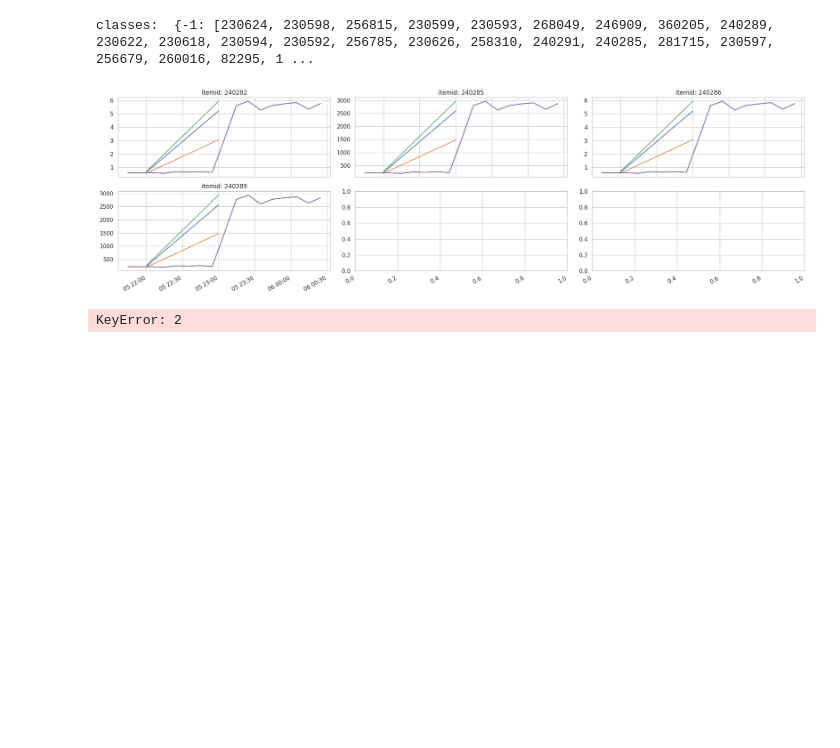
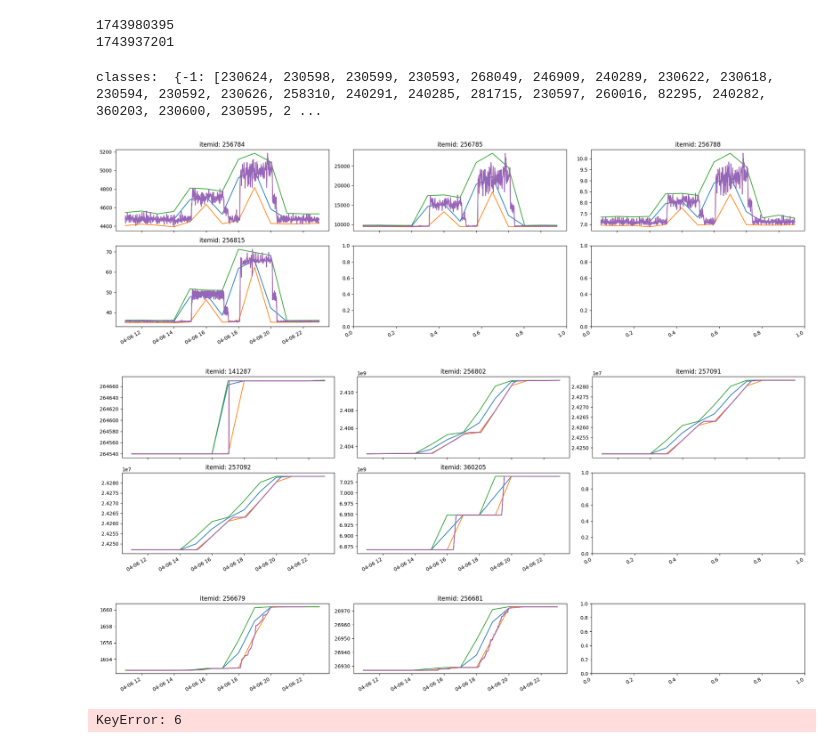
Before and after one commit to toku463ne/pyAnomalyDetector, a Jupyter notebook: jupyter_notebook/plot_dbscan_20250407.ipynb, the cells around one changed output. Drawn from its saved outputs; the diff is of its cells as text; code cells hidden in the pictures; blank space fills up the shorter version.

```diff
--- a/jupyter_notebook/plot_dbscan_20250407.ipynb
+++ b/jupyter_notebook/plot_dbscan_20250407.ipynb
@@ -11,8 +11,8 @@ dg = data_getter.get_data_getter({
     "data_dir": os.path.join(os.environ['HOME'], 'git/pyAnomalyDetector/tests/testdata/csv/20250407_0830'),
 })
 
-endep = int(1743981194) # 2025-04-07 08:59:54
-t_endep = int(endep - 3600 * 6 )
+endep = int(1743980400) # 2025-04-07 08:00:00
+t_endep = int(endep - 3600 * 12)
 startep = t_endep
 t_startep = int(t_endep - 3600 * 24 * 7)
 itemIds = [230624,230598,256815,230599,230593,268049,246909,360205,240289,230622,230618,
@@ -20,14 +20,22 @@ itemIds = [230624,230598,256815,230599,230593,268049,246909,360205,240289,230622
            82295,141287,240282,360203,230600,230595,230619,257091,230565,230596,256788,
            230625,256681,256802,240286,256789,256784,257092,230621,179109,230620]
 
+#itemIds = [230565,230592,230593,230594,230595,230596,230597,230598,230599,230600]
+
 t_data = dg.get_trends_data(t_startep, t_endep, itemIds) # pd.DataFrame
 h_data = dg.get_history_data(startep, endep, itemIds) # pd.DataFrame
 
+print(h_data['clock'].max())
+print(h_data['clock'].min())
+
 chart_stats = normalizer.get_chart_stats(t_data, itemIds)
 charts, _ = normalizer.df2charts(h_data, itemIds)
+# %% [output]
+1743980395
+1743937201
 # %%
 clusters, centroids, charts = classifiers.run_dbscan(charts, chart_stats,min_samples=2,
-                                                     jaccard_eps=0.1, corr_eps=0.3)
+                                                     jaccard_eps=0.3, corr_eps=0.3, sigma=2.0)
 #clusters = classifiers.reassign_charts(charts, clusters, centroids, 0.5)
 
 #score = classifiers.evaluate_clusters(charts, clusters)
@@ -57,16 +65,18 @@ for chart_id, cluster_id in clusters.items():
     classes[cluster_id].append(chart_id)
 print("classes: ", classes)
 # %% [output]
-classes:  {-1: [230624, 230598, 256815, 230599, 230593, 268049, 246909, 360205, 240289, 230622, 230618, 230594, 230592, 256785, 230626, 258310, 240291, 240285, 281715, 230597, 256679, 260016, 82295, 1 ...
+classes:  {-1: [230624, 230598, 230599, 230593, 268049, 246909, 240289, 230622, 230618, 230594, 230592, 230626, 258310, 240291, 240285, 281715, 230597, 260016, 82295, 240282, 360203, 230600, 230595, 2 ...
 # %%
 #plot_charts(classes[0])
-plot_charts(classes[1])
-plot_charts(classes[2])
+#plot_charts(classes[1])
+#plot_charts(classes[2])
 plot_charts(classes[3])
 plot_charts(classes[4])
 plot_charts(classes[5])
 plot_charts(classes[6])
 plot_charts(classes[7])
 # %% [output]
-[figure, old version]
+[figure, new version]
+[figure, added]
+[figure, added]
-KeyError: 2
+KeyError: 6
```
Also changed, not shown: 4 other files.
